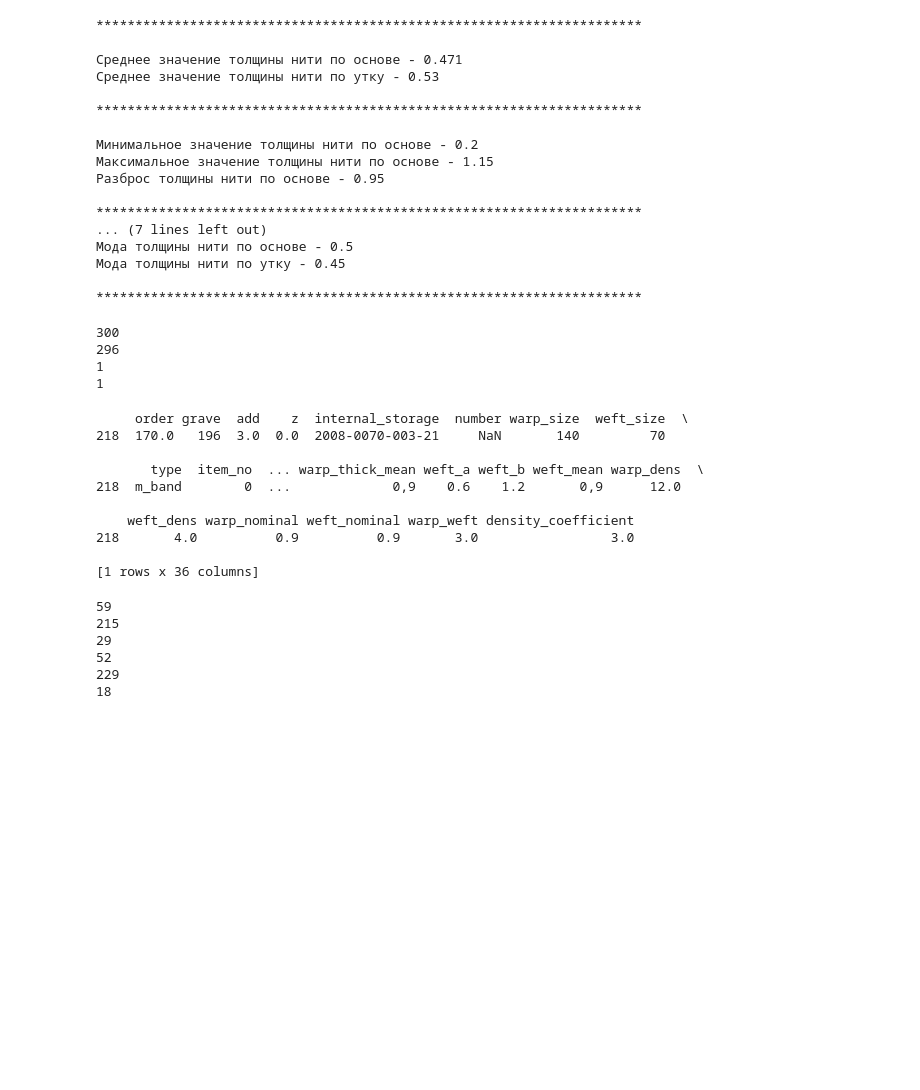
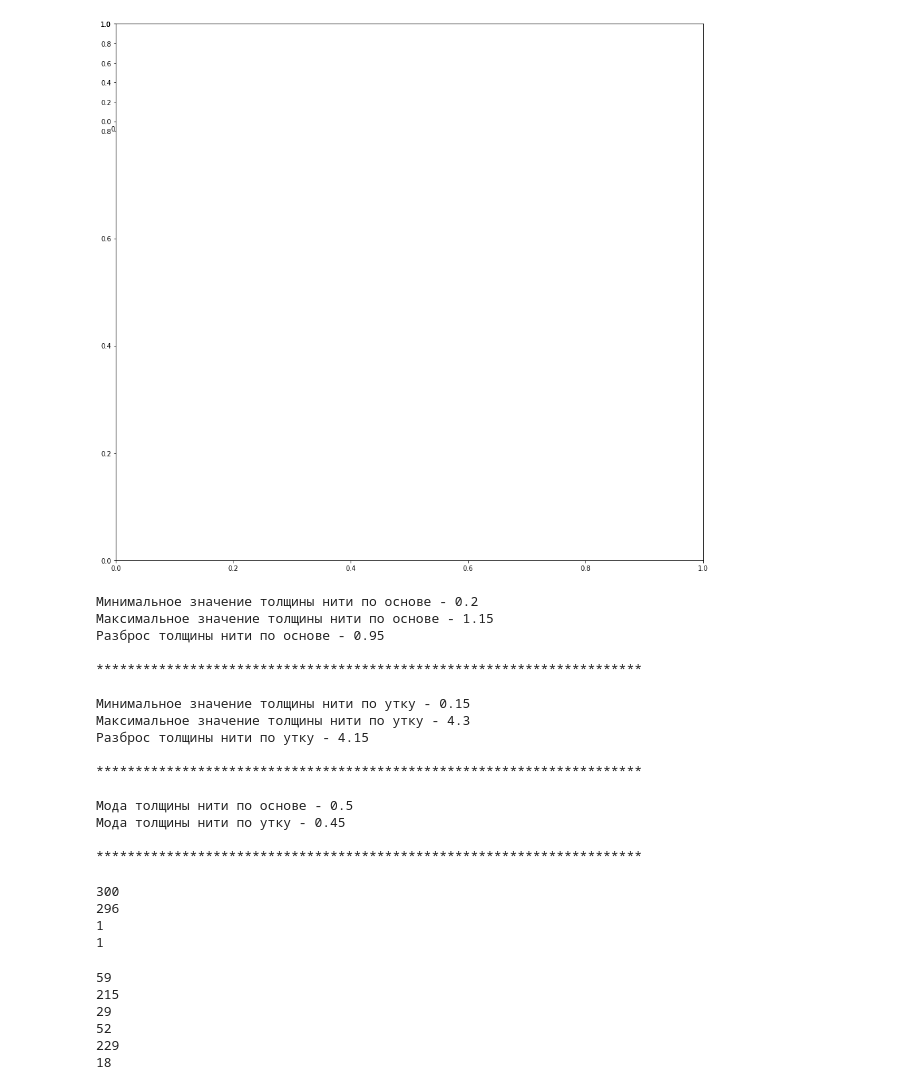
Before and after one commit to streltcov/textile_data, a Jupyter notebook: threads.ipynb, the cells around one changed output. Drawn from its saved outputs; the diff is of its cells as text; code cells hidden in the pictures; blank space fills up the shorter version.

```diff
--- a/threads.ipynb
+++ b/threads.ipynb
@@ -82,16 +75,16 @@ print()
+# %%
+fig = pyplot.figure(figsize=(16, 15))
+grid = pyplot.GridSpec(4, 4, hspace=0.5, wspace=0.2)
+
+ax_main = fig.add_subplot(grid[:1, :-1])
+ax_right = fig.add_subplot()
+ax_bottom = fig.add_subplot()
+
+pyplot.show()
+# %% [output]
+[figure, added]
 # %%
 # Меры центральной тенденции и меры разброса для нитей по основе и по утку
-
-########################################################################################################################
-
-print()
-print("**********************************************************************")
-print()
-print("Среднее значение толщины нити по основе - " + str(round(textiles['warp_nominal'].mean(), 3)))
-print("Среднее значение толщины нити по утку - " + str(round(textiles['weft_nominal'].mean(), 3)))
-print()
-print("**********************************************************************")
-print()
 
 ########################################################################################################################
 
@@ -129,19 +122,18 @@ print()
 
 ########################################################################################################################
 # %% [output]
-**********************************************************************
-
-Среднее значение толщины нити по основе - 0.471
-Среднее значение толщины нити по утку - 0.53
-
-**********************************************************************
-
 Минимальное значение толщины нити по основе - 0.2
 Максимальное значение толщины нити по основе - 1.15
 Разброс толщины нити по основе - 0.95
 
 **********************************************************************
-... (7 lines left out)
+
+Минимальное значение толщины нити по утку - 0.15
+Максимальное значение толщины нити по утку - 4.3
+Разброс толщины нити по утку - 4.15
+
+**********************************************************************
+
 Мода толщины нити по основе - 0.5
 Мода толщины нити по утку - 0.45
 
@@ -175,16 +167,3 @@ print(len(textiles_twist_weft_z))
 296
 1
 1
-# %%
-print(textiles_twist_warp_z)
-# %% [output]
-     order grave  add    z  internal_storage  number warp_size  weft_size  \
-218  170.0   196  3.0  0.0  2008-0070-003-21     NaN       140         70
-
-       type  item_no  ... warp_thick_mean weft_a weft_b weft_mean warp_dens  \
-218  m_band        0  ...             0,9    0.6    1.2       0,9      12.0
-
-    weft_dens warp_nominal weft_nominal warp_weft density_coefficient
-218       4.0          0.9          0.9       3.0                 3.0
-
-[1 rows x 36 columns]
```
Also changed, not shown: parts of 20 cells of this notebook.
